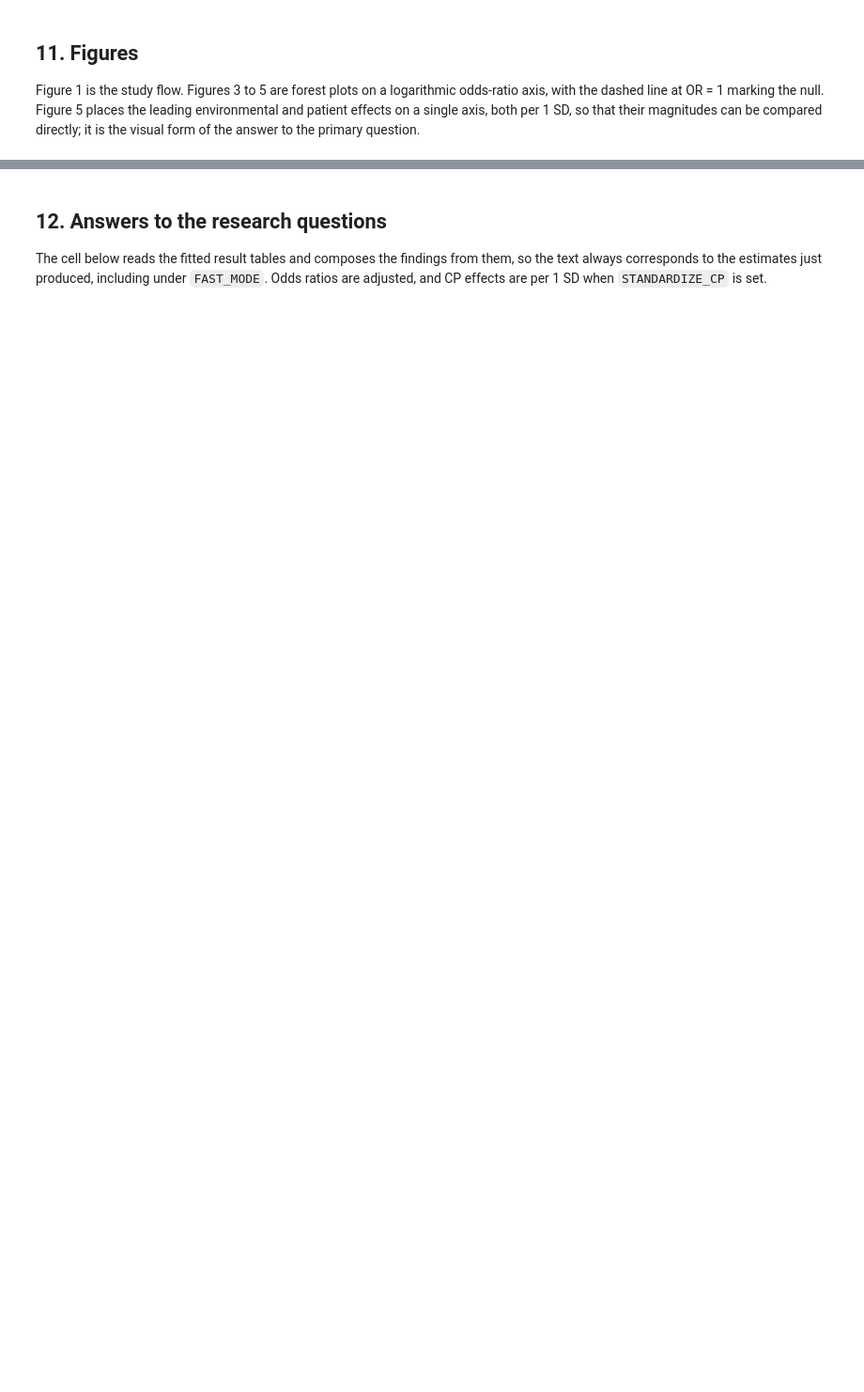
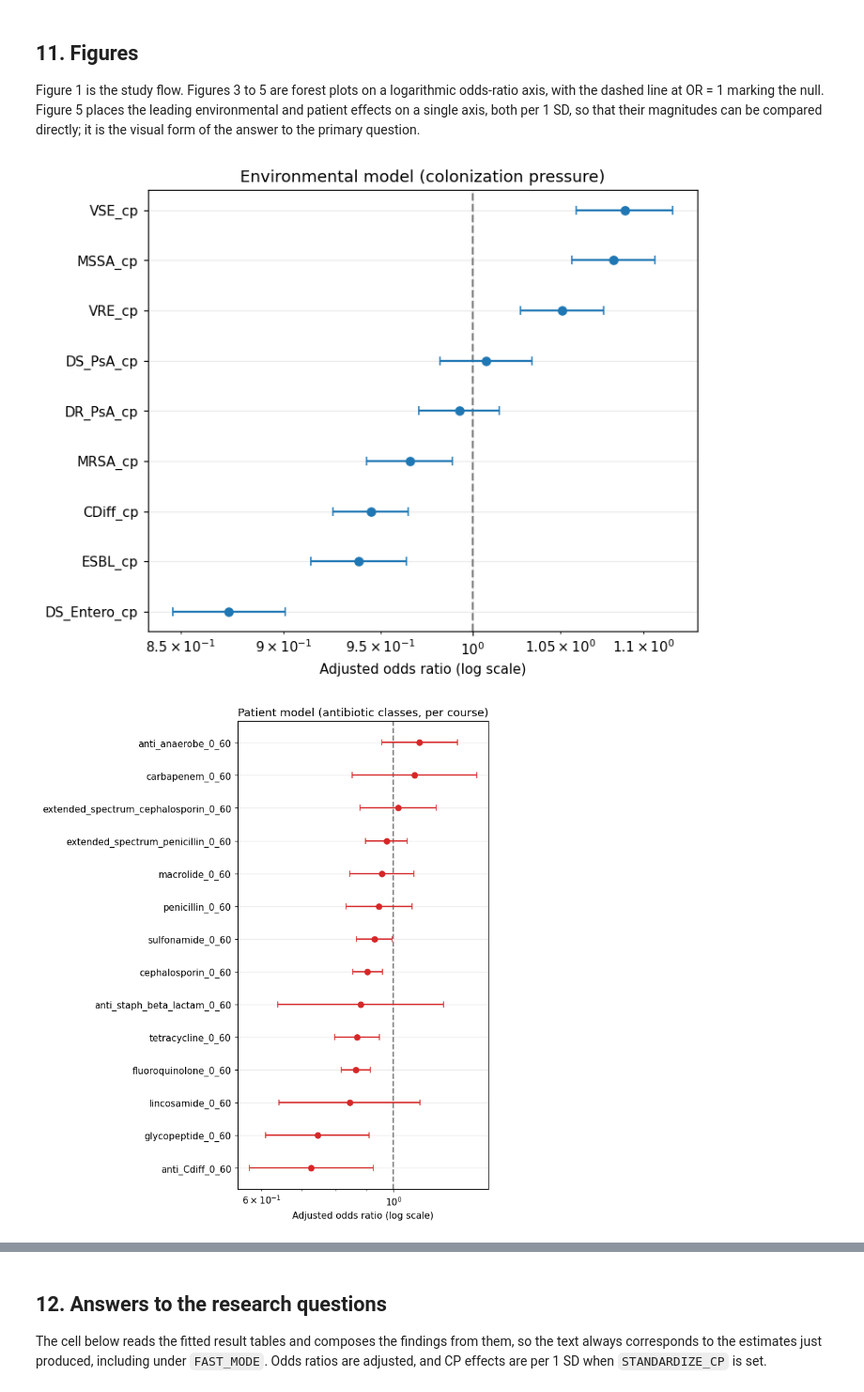
Before and after one commit to kopiyo/Hospital-Acquired-Infection, a Jupyter notebook: HAI_CP_vs_Antibiotic_REVISEDV_V3.ipynb, the cells around one changed output, grey strips where cells are left out. Shown at 94% size. Cells and saved outputs as stored; diff of their text form; code cells hidden in the pictures; blank space fills up the shorter version.

```diff
--- a/HAI_CP_vs_Antibiotic_REVISEDV_V3.ipynb
+++ b/HAI_CP_vs_Antibiotic_REVISEDV_V3.ipynb
@@ -94,7 +99,7 @@ plt.rcParams.update({"figure.dpi": 110, "axes.grid": True, "grid.alpha": .25})
 
 # ------------------------------------------------------------------ CONFIG
 DATA_PATH_CANDIDATES = [
-    "/content/drive/MyDrive/Machine Learning/HO_infxn_analysis.csv",  # Google Colab
+    "/content/drive/MyDrive/Hospital Onset Infection/HO_infxn_analysis.csv",  # Google Colab
     "HO_infxn_analysis.csv",                                          # local working dir
     "/mnt/data/HO_infxn_analysis.csv",
 ]
@@ -993,24 +1341,7 @@ patient effects on a single axis, both per 1 SD, so that their magnitudes can be
 directly; it is the visual form of the answer to the primary question.
 # %%
 # --- Figure 1: study flow diagram (numbers pulled from the data) ---
-def n_sets(frame): return frame["stratum"].nunique()
-fig, ax = plt.subplots(figsize=(8, 5)); ax.axis("off")
-boxes = [
-    (0.5, 0.88, f"HO_infxn_analysis.csv\n{df.shape[0]:,} matched rows | {df['run'].nunique()} pathogens"),
-    (0.27, 0.60, f"Environmental cohort\n{n_sets(env):,} matched sets\n{(env.group_binary==1).sum():,} cases / {(env.group_binary==0).sum():,} controls"),
-    (0.73, 0.60, f"Patient cohort\n{n_sets(pat):,} matched sets\n{(pat.group_binary==1).sum():,} cases / {(pat.group_binary==0).sum():,} controls"),
-    (0.27, 0.30, "Matched on: antibiotics, age,\nsex, surgery, length of stay\n=> isolates colonization pressure"),
-    (0.73, 0.30, "Matched on: ward, month, year,\nlength of stay\n=> isolates antibiotic exposure"),
-]
-for x, y, txt in boxes:
-    ax.text(x, y, txt, ha="center", va="center",
-            bbox=dict(boxstyle="round,pad=0.5", fc="#eef3f7", ec="#2c3e50"))
-ax.annotate("", xy=(0.27,0.68), xytext=(0.45,0.84), arrowprops=dict(arrowstyle="->"))
-ax.annotate("", xy=(0.73,0.68), xytext=(0.55,0.84), arrowprops=dict(arrowstyle="->"))
-ax.annotate("", xy=(0.27,0.38), xytext=(0.27,0.52), arrowprops=dict(arrowstyle="->"))
-ax.annotate("", xy=(0.73,0.38), xytext=(0.73,0.52), arrowprops=dict(arrowstyle="->"))
-ax.set_title("Figure 1 — Study flow"); fig.tight_layout()
-fig.savefig(f"{OUTPUT_DIR}/fig1_flow.png", bbox_inches="tight"); plt.show()
+
 
 # --- forest-plot helper ---
 def forest(tidy, title, fname, keep=None, color="#2c3e50"):
@@ -1020,33 +1351,36 @@ def forest(tidy, title, fname, keep=None, color="#2c3e50"):
     fig, ax = plt.subplots(figsize=(7, max(3, 0.5*len(t)+1)))
     y = np.arange(len(t))
     ax.errorbar(t["OR"], y, xerr=[t["OR"]-t["CI_low"], t["CI_high"]-t["OR"]],
                 fmt="o", color=color, capsize=3, zorder=3)
     ax.axvline(1, ls="--", color="grey")
     ax.set_yticks(y); ax.set_yticklabels(t["variable"]); ax.set_xscale("log")
     ax.set_xlabel("Adjusted odds ratio (log scale)"); ax.set_title(title)
     fig.tight_layout(); fig.savefig(f"{OUTPUT_DIR}/{fname}", bbox_inches="tight"); plt.show()
 
-forest(t3, "Figure 3 — Environmental model (colonization pressure)", "fig3_forest_env",
+forest(t3, "Environmental model (colonization pressure)", "fig3_forest_env",
        keep=CP_COLS, color="#1f77b4")
-forest(t4, "Figure 4 — Patient model (antibiotic classes, per course)", "fig4_forest_pat",
+forest(t4, "Patient model (antibiotic classes, per course)", "fig4_forest_pat",
        keep=ABX_COLS, color="#d62728")
 
 # --- Figure 5: magnitude comparison (top effects from each cohort) ---
 def top_effects(tidy, keep, n=5):
     t = tidy[tidy.variable.isin(keep)].copy()
     return t.reindex(t.OR.sub(1).abs().sort_values(ascending=False).index).head(n)
 # [REV-4] Figure 5 now compares LIKE WITH LIKE: both exposures per 1 SD.
 # Revision 0 plotted per-SD colonization pressure against per-course antibiotics,
 # which made the comparison a function of the units rather than of the data.
 cmp = pd.concat([top_effects(t3, CP_COLS).assign(cohort="Environmental (CP, per 1 SD)"),
                  top_effects(t6_sd, ABX_COLS).assign(cohort="Patient (antibiotics, per 1 SD)")])
 fig, ax = plt.subplots(figsize=(7.5, 5)); y = np.arange(len(cmp))
 colors = ["#1f77b4" if c.startswith("Env") else "#d62728" for c in cmp["cohort"]]
 ax.errorbar(cmp["OR"], y, xerr=[cmp["OR"]-cmp["CI_low"], cmp["CI_high"]-cmp["OR"]],
             fmt="o", ecolor="grey", capsize=3, linestyle="none")
 ax.scatter(cmp["OR"], y, c=colors, zorder=3)
 ax.axvline(1, ls="--", color="grey")
 ax.set_yticks(y); ax.set_yticklabels(cmp["variable"] + "  [" + cmp["cohort"].str[:3] + "]")
 ax.set_xscale("log"); ax.set_xlabel("Adjusted odds ratio (log scale)")
-ax.set_title("Figure 5 — Magnitude comparison, both exposures per 1 SD [REV-4]")
+ax.set_title("Magnitude comparison, both exposures per 1 SD")
 fig.tight_layout(); fig.savefig(f"{OUTPUT_DIR}/fig5_comparison.png", bbox_inches="tight"); plt.show()
+# %% [output]
+[figure, added]
+[figure, added]
```
Also changed, not shown: parts of 40 cells of this notebook.
